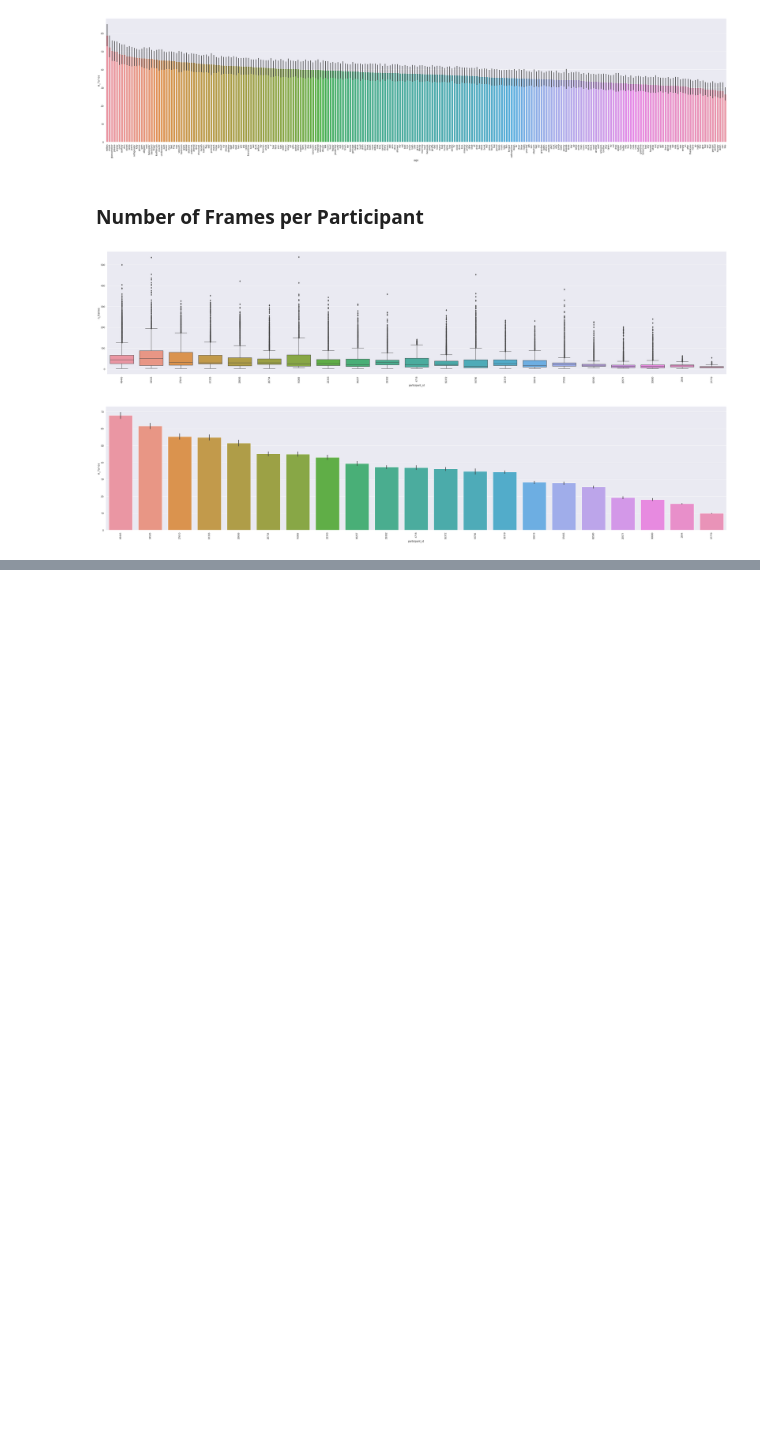
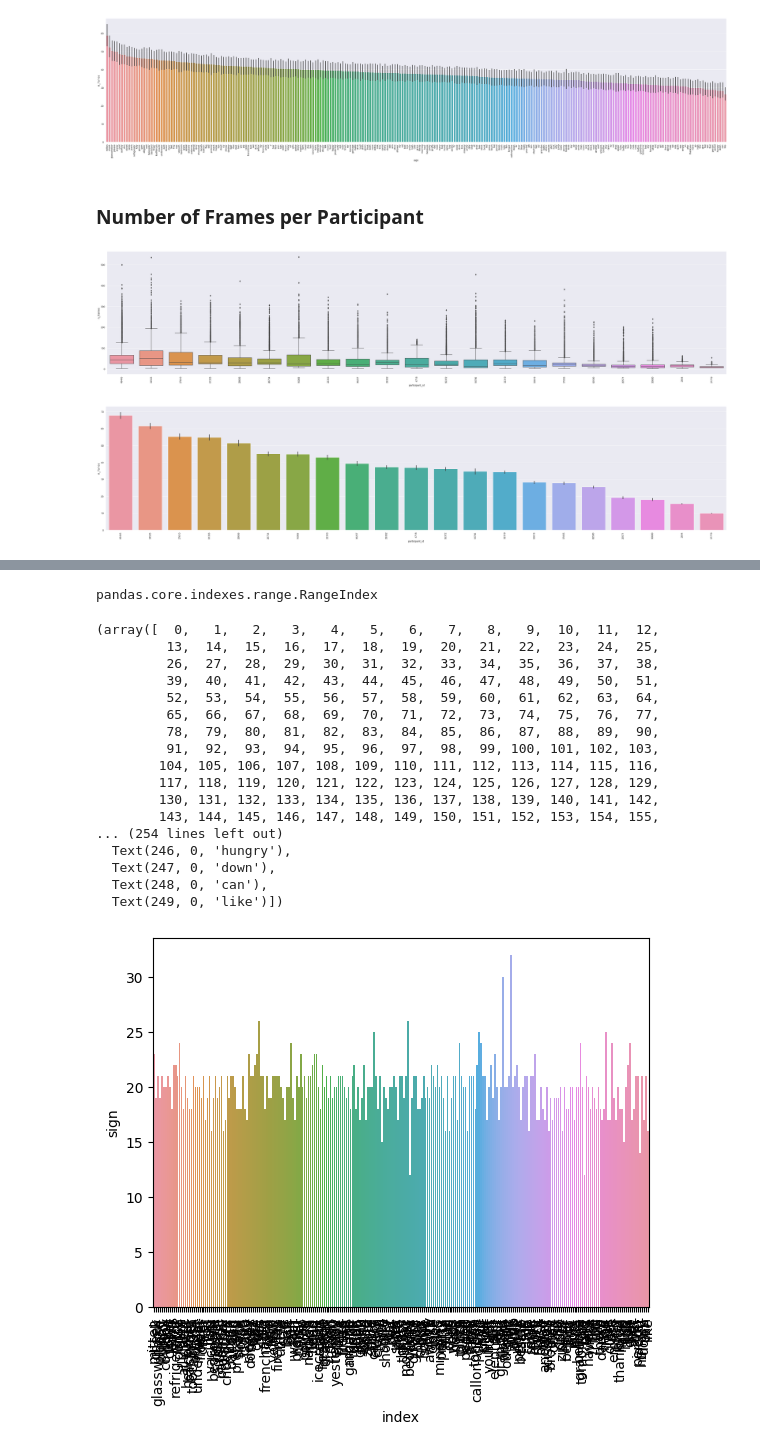
Before and after one commit to vosmani36/Capstone_Project_SignMeUp, a Jupyter notebook: notebooks/Playground-Jin-Ho.ipynb, the cells around one changed output, grey strips where cells are left out. Saved outputs shown, nothing was run; the diff lists cells and outputs as text; code cells hidden in the pictures; blank space fills up the shorter version.

Commit message:
monster plot

```diff
--- a/notebooks/Playground-Jin-Ho.ipynb
+++ b/notebooks/Playground-Jin-Ho.ipynb
@@ -345,0 +337,3 @@ plt.show()
+# %%
+df_frames = pd.read_csv('../data/n_frames.csv')
+df_frames.head()
@@ -345,0 +347,29 @@ plt.show()
+# %%
+type(data.index)
+# %% [output]
+pandas.core.indexes.range.RangeIndex
+# %%
+data = df_frames[df_frames.participant_id == 49445].sign.value_counts().reset_index() # participant with highest number of frames
+my_order = df_frames.groupby(by=["sign"])["n_frames"].mean().sort_values(ascending=False).index # order by increasing mean number of frames
+
+sns.barplot(data=data, x="index", y="sign", order=my_order)
+plt.xticks(rotation=90)
+# %% [output]
+(array([  0,   1,   2,   3,   4,   5,   6,   7,   8,   9,  10,  11,  12,
+         13,  14,  15,  16,  17,  18,  19,  20,  21,  22,  23,  24,  25,
+         26,  27,  28,  29,  30,  31,  32,  33,  34,  35,  36,  37,  38,
+         39,  40,  41,  42,  43,  44,  45,  46,  47,  48,  49,  50,  51,
+         52,  53,  54,  55,  56,  57,  58,  59,  60,  61,  62,  63,  64,
+         65,  66,  67,  68,  69,  70,  71,  72,  73,  74,  75,  76,  77,
+         78,  79,  80,  81,  82,  83,  84,  85,  86,  87,  88,  89,  90,
+         91,  92,  93,  94,  95,  96,  97,  98,  99, 100, 101, 102, 103,
+        104, 105, 106, 107, 108, 109, 110, 111, 112, 113, 114, 115, 116,
+        117, 118, 119, 120, 121, 122, 123, 124, 125, 126, 127, 128, 129,
+        130, 131, 132, 133, 134, 135, 136, 137, 138, 139, 140, 141, 142,
+        143, 144, 145, 146, 147, 148, 149, 150, 151, 152, 153, 154, 155,
+... (254 lines left out)
+  Text(246, 0, 'hungry'),
+  Text(247, 0, 'down'),
+  Text(248, 0, 'can'),
+  Text(249, 0, 'like')])
+[figure, added]
```
Also changed, not shown: parts of 12 cells of this notebook.
